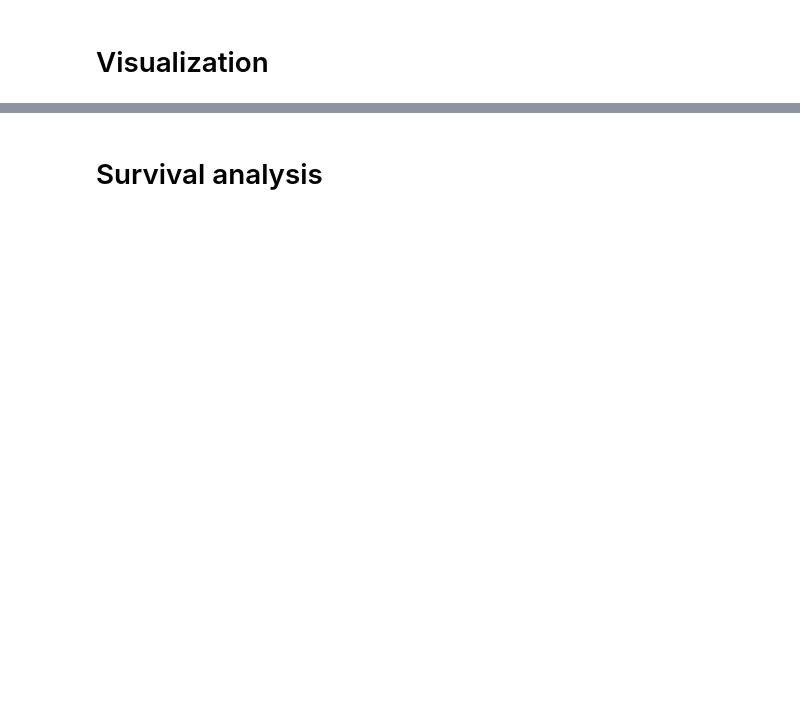
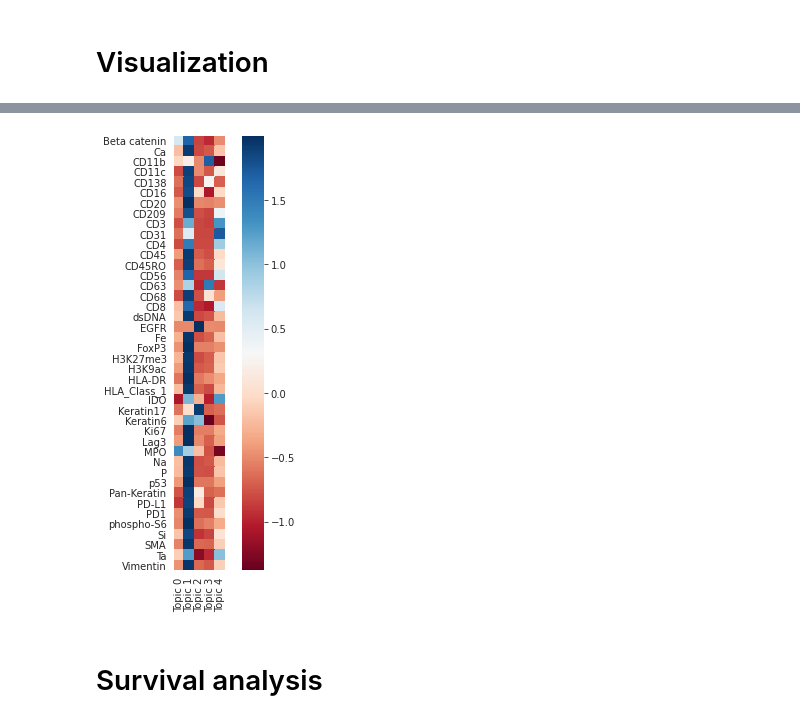
Before and after one commit to calico/spatial_lda, a Jupyter notebook: examples/TNBC_Spatial_LDA.ipynb, the cells around one changed output, grey strips where cells are left out. Cells and saved outputs as stored; diff of their text form; code cells hidden in the pictures; blank space fills up the shorter version.

```diff
--- a/examples/TNBC_Spatial_LDA.ipynb
+++ b/examples/TNBC_Spatial_LDA.ipynb
@@ -168,7 +229,7 @@ PATH_TO_COMPLETE_MODEL = '_'.join((f'{PATH_TO_MODELS}/tnbc_complete',
                                 f'topics={N_TOPICS}',
                                 f'trainfrac={TRAIN_SIZE_FRACTION}')) + '.pkl'
 
-if os.path.exists(PATH_TO_COMPLETE_MODEL):
+if os.path.exists(PATH_TO_COMPLETE_MODEL) and not RETRAIN_MODEL:
   print('Loading existing model and inferred topics.')
   with open(PATH_TO_COMPLETE_MODEL, 'rb') as f:
     complete_lda = pickle.load(f)
@@ -191,5 +265,8 @@ for t in range(N_TOPICS):
 # %%
+plt.figure(figsize=(6, 8))
 plot_topics_heatmap(complete_lda.components_, tumor_marker_features.columns)
+# %% [output]
+[figure, added]
 # %% [markdown]
 # Survival analysis
 # %%
```
Also changed, not shown: parts of 10 cells of this notebook, 1 other file.
